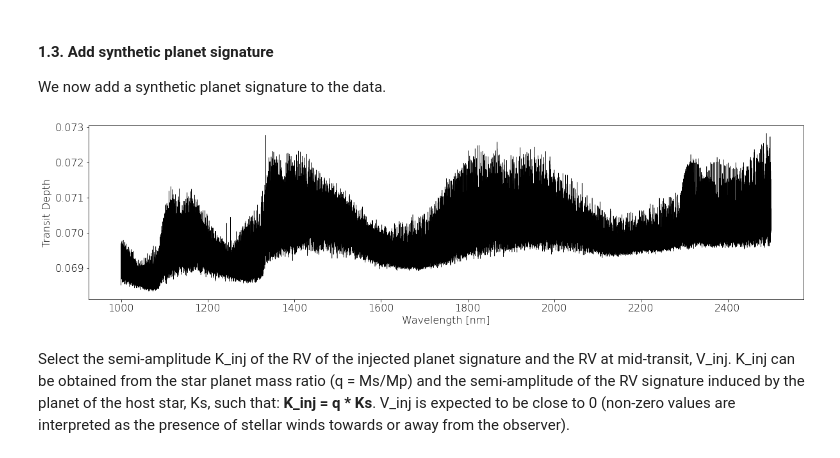
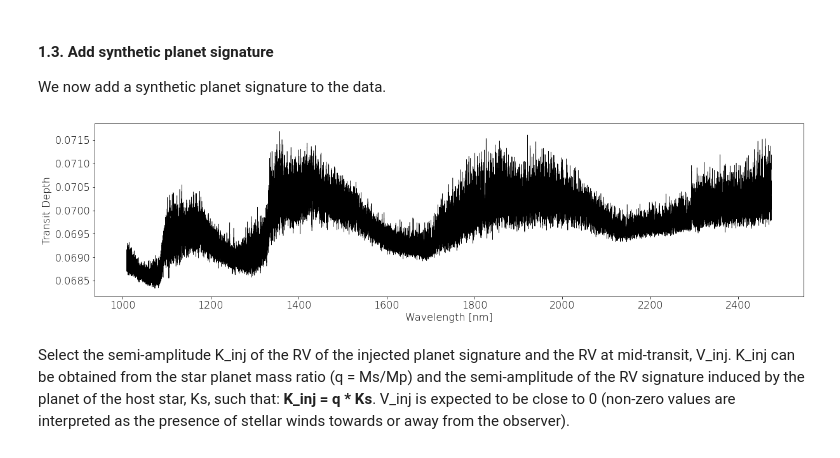
Before and after one commit to baptklein/Tutorial_atmosphere, a Jupyter notebook: main.ipynb, the cells around one changed output. Drawn from its saved outputs; the diff is of its cells as text; code cells hidden in the pictures.

```diff
--- a/main.ipynb
+++ b/main.ipynb
@@ -240,18 +240,19 @@ We now add a synthetic planet signature to the data.
 # %%
 # Indicate below the name of the planet atmosphere template injected in the data
 name_model        = "Model/Jupiter_1sol_Teq1500K_Tint150K"
 #name_model        = "Model/Neptune_30sol_Teq600K_Tint50K"
 aa                = np.loadtxt(name_model)
-W_mod_inj         = np.array(1./aa[:,0]*1e7)[::-1]
-transit_depth_inj = np.array(aa[:,1])[::-1]
+
+W_mod_inj         = aa[:,0]#   np.array(1./aa[:,0]*1e7)[::-1]
+transit_depth_inj =  aa[:,1] #np.array(aa[:,1])[::-1]
 
 plt.figure(figsize=(20,5))
 plt.plot(W_mod_inj,transit_depth_inj,"-k",lw=.5)
 plt.ylabel("Transit Depth")
 plt.xlabel("Wavelength [nm]")
 plt.show()
 # %% [output]
-[figure, old version]
+[figure, new version]
 # %% [markdown]
 Select the semi-amplitude K_inj of the RV of the injected planet signature and the RV at mid-transit, V_inj. K_inj can be obtained from the star planet mass ratio (q = Ms/Mp) and the semi-amplitude of the RV signature induced by the planet of the host star, Ks, such that: **K_inj = q * Ks**. V_inj is expected to be close to 0 (non-zero values are interpreted as the presence of stellar winds towards or away from the observer).
 # %%
```
Also changed, not shown: parts of 19 cells of this notebook.
